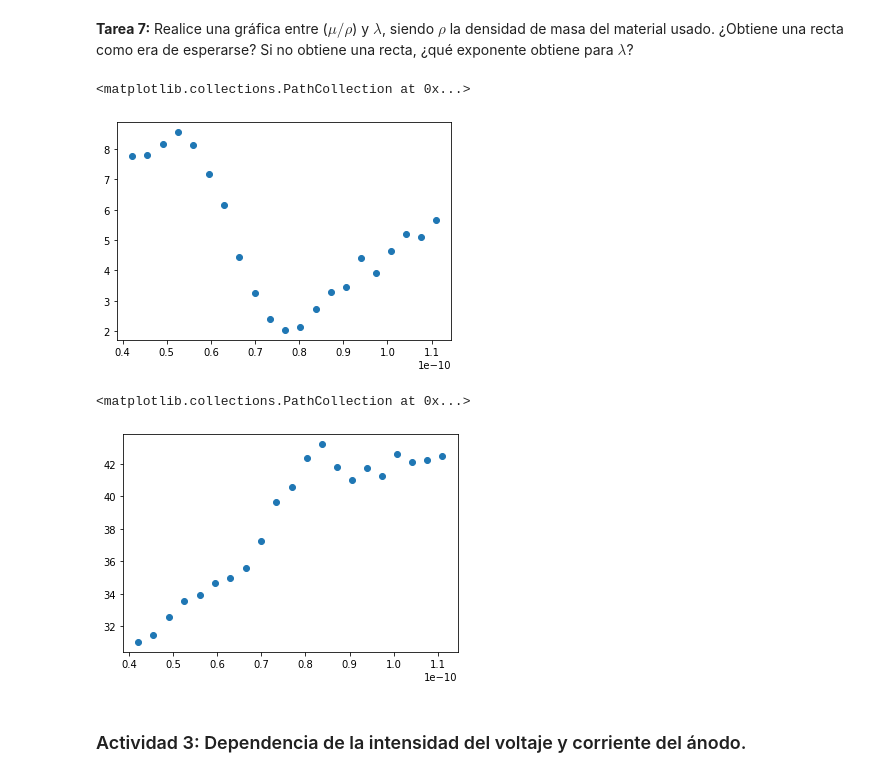
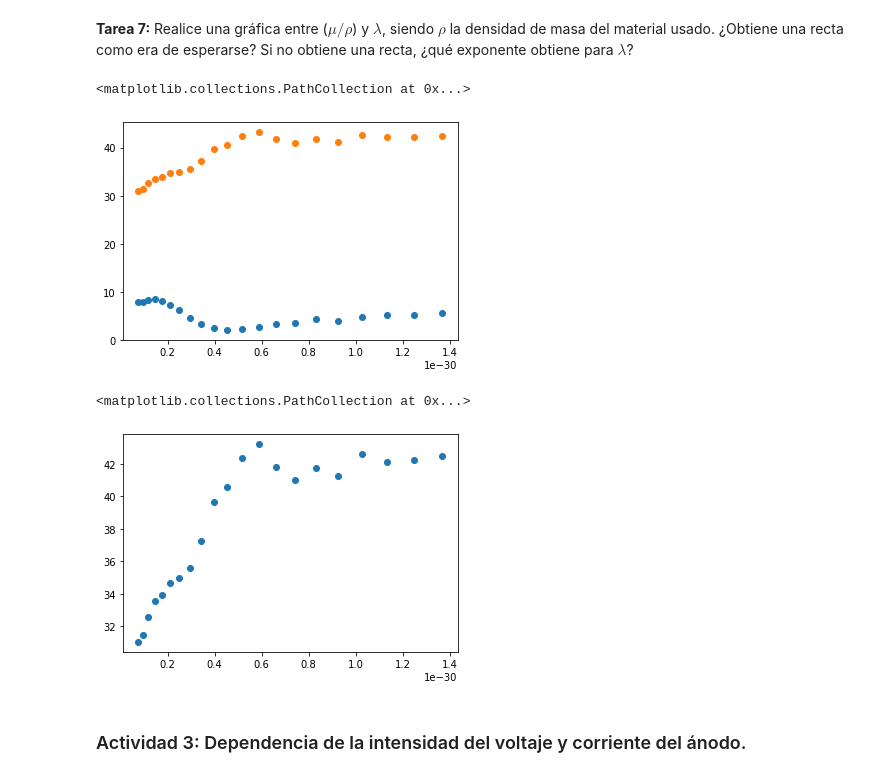
Before and after one commit to sofiaalvarezlopez/Laboratorio-Intermedio, a Jupyter notebook: Rayos X/Análisis de Datos - Informe.ipynb, the cells around one changed output. Cells and saved outputs as stored; diff of their text form; code cells hidden in the pictures.

```diff
--- a/Rayos X/Análisis de Datos - Informe.ipynb
+++ b/Rayos X/Análisis de Datos - Informe.ipynb
@@ -272,11 +272,12 @@ x_Al = np.array(mu_Al)/rho_Al
 x_Zn = np.array(mu_Zn)/rho_Zn
 # %%
 # Para el Aluminio
-vals_mu_Al, vals_lambda = [i[0] for i in mu_Al], [i[1] for i in mu_Al]
+vals_mu_Al, vals_lambda = [i[0] for i in mu_Al], [i[1]**3 for i in mu_Al]
 # Para el Zinc
-vals_mu_Zn, vals_lambda = [i[0] for i in mu_Zn], [i[1] for i in mu_Zn]
+vals_mu_Zn, vals_lambda = [i[0] for i in mu_Zn], [i[1]**3 for i in mu_Zn]
 # %%
 plt.scatter(vals_lambda, vals_mu_Al)
+plt.scatter(vals_lambda, vals_mu_Zn)
 # %% [output]
 <matplotlib.collections.PathCollection at 0x...>
-[figure, old version]
+[figure, new version]
@@ -283,8 +292,9 @@ plt.scatter(vals_lambda, vals_mu_Al)
 # %%
 plt.scatter(vals_lambda, vals_mu_Zn)
+#plt.plot(x, popt[0]*x + popt[1])
 # %% [output]
 <matplotlib.collections.PathCollection at 0x...>
-[figure, old version]
+[figure, new version]
 # %% [markdown]
 ### Actividad 3:  Dependencia de la intensidad del voltaje y corriente del ánodo.
 # %% [markdown]
```
Also changed, not shown: parts of 17 cells of this notebook, 8 other files.
